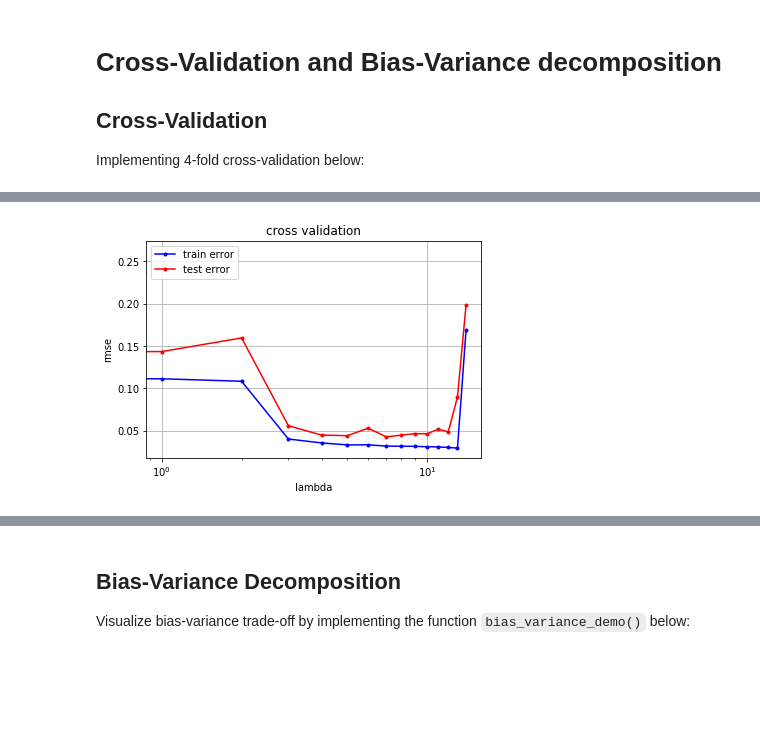
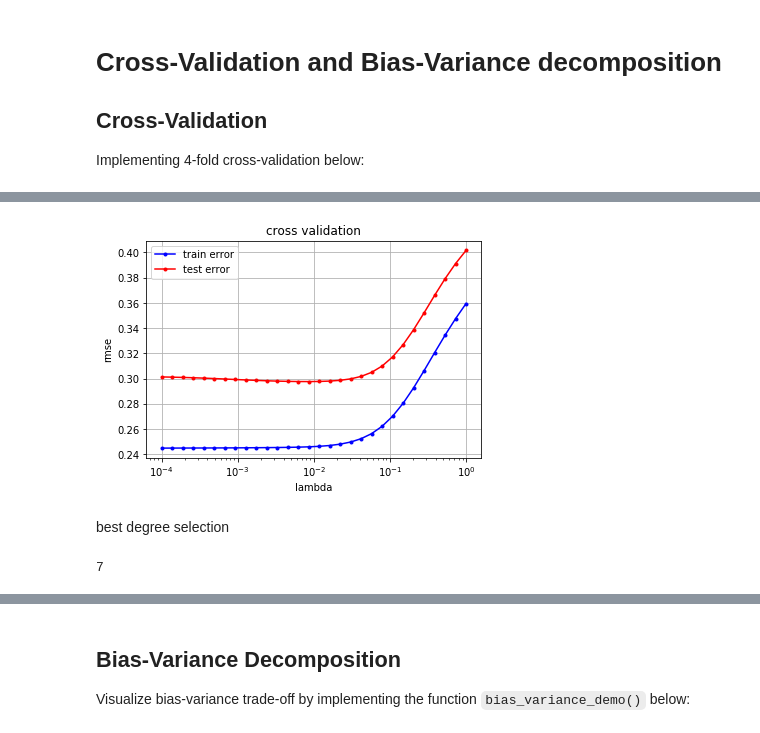
Before and after one commit to Ruchiranga/ML_course, a Jupyter notebook: labs/ex04/template/ex04.ipynb, the cells around one changed output, grey strips where cells are left out. Saved outputs shown, nothing was run; the diff lists cells and outputs as text; code cells hidden in the pictures; blank space fills up the shorter version.

```diff
--- a/labs/ex04/template/ex04.ipynb
+++ b/labs/ex04/template/ex04.ipynb
@@ -52,42 +45,70 @@ def cross_validation(y, x, k_indices, k, lambda_, degree):
 
     mse, weights = ridge_regression(y_tr, tx_tr, lambda_)
 
-    loss_tr = compute_mse(y_tr, tx_tr, weights)[0, 0]
-    loss_te = compute_mse(y_te, tx_te, weights)[0, 0]
+    loss_tr = np.sqrt(2 * compute_mse(y_tr, tx_tr, weights)[0, 0])
+    loss_te = np.sqrt(2 * compute_mse(y_te, tx_te, weights)[0, 0])
 
     return loss_tr, loss_te
 # %%
 from plots import cross_validation_visualization
 
 def cross_validation_demo():
-    seed = 1
+    seed = 12
     degree = 7
     k_fold = 4
     lambda_ = 0.01
     lambdas = np.logspace(-4, 0, 30)
     # split data in k fold
     k_indices = build_k_indices(y, k_fold, seed)
     # define lists to store the loss of training data and test data
     rmse_tr = []
     rmse_te = []
 
-#     for ind, lambda_ in enumerate(lambdas):
-    for degree_ in range(15):
+    for ind, lambda_ in enumerate(lambdas):
+#     for degree_ in range(15):
 
-        sum_loss_tr = 0
-        sum_loss_te = 0
+        sum_loss_tr = []
+        sum_loss_te = []
         for k in range(k_fold):
-            loss_tr, loss_te = cross_validation(y, x, k_indices, k, lambda_, degree_)
+            loss_tr, loss_te = cross_validation(y, x, k_indices, k, lambda_, degree)
 
-            sum_loss_tr += loss_tr ** 2
-            sum_loss_te += loss_te ** 2
-        rmse_tr.append(np.sqrt(sum_loss_tr / k_fold))
-        rmse_te.append(np.sqrt(sum_loss_te / k_fold))
+            sum_loss_tr.append(loss_tr)
+            sum_loss_te.append(loss_te)
+        rmse_tr.append(np.mean(sum_loss_tr))
+        rmse_te.append(np.mean(sum_loss_te))
 
-#     cross_validation_visualization(lambdas, rmse_tr, rmse_te)
-    cross_validation_visualization(range(15), rmse_tr, rmse_te)
+    cross_validation_visualization(lambdas, rmse_tr, rmse_te)
+#     cross_validation_visualization(range(15), rmse_tr, rmse_te)
 
 
 cross_validation_demo()
 # %% [output]
-[figure, old version]
+[figure, new version]
+# %% [markdown]
+best degree selection
+# %%
+def best_degree_selection():
+    seed = 1
+    degrees = np.arange(2,11)
+    k_fold = 4
+    lambdas = np.logspace(-4, 0, 30)
+    # split data in k fold
+    k_indices = build_k_indices(y, k_fold, seed)
+    # define lists to store the loss of training data and test data
+
+    best_rmses = []
+    for degree in degrees:
+        rmse_te = []
+        for ind, lambda_ in enumerate(lambdas):
+            sum_loss_te = []
+            for k in range(k_fold):
+                loss_tr, loss_te = cross_validation(y, x, k_indices, k, lambda_, degree)
+                sum_loss_te.append(loss_te)
+            rmse_te.append(np.mean(sum_loss_te))
+        best_rmses.append(np.min(rmse_te))
+
+    print(np.argmin(best_rmses) + 2)
+
+best_degree_selection()
+# %% [output]
+7
```
Also changed, not shown: parts of 9 cells of this notebook, 16 other files.
